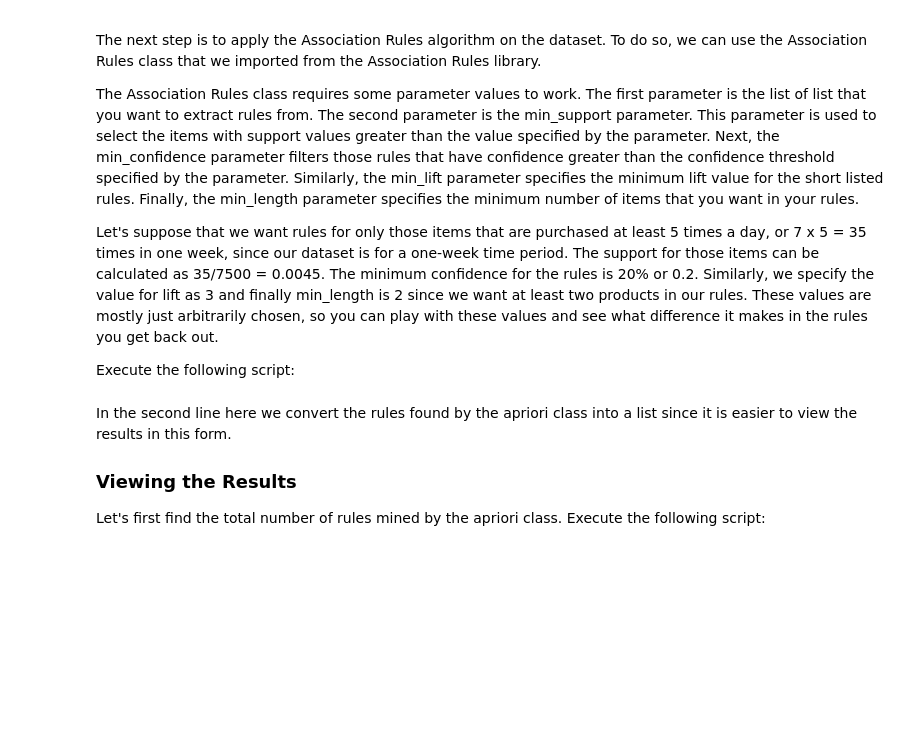
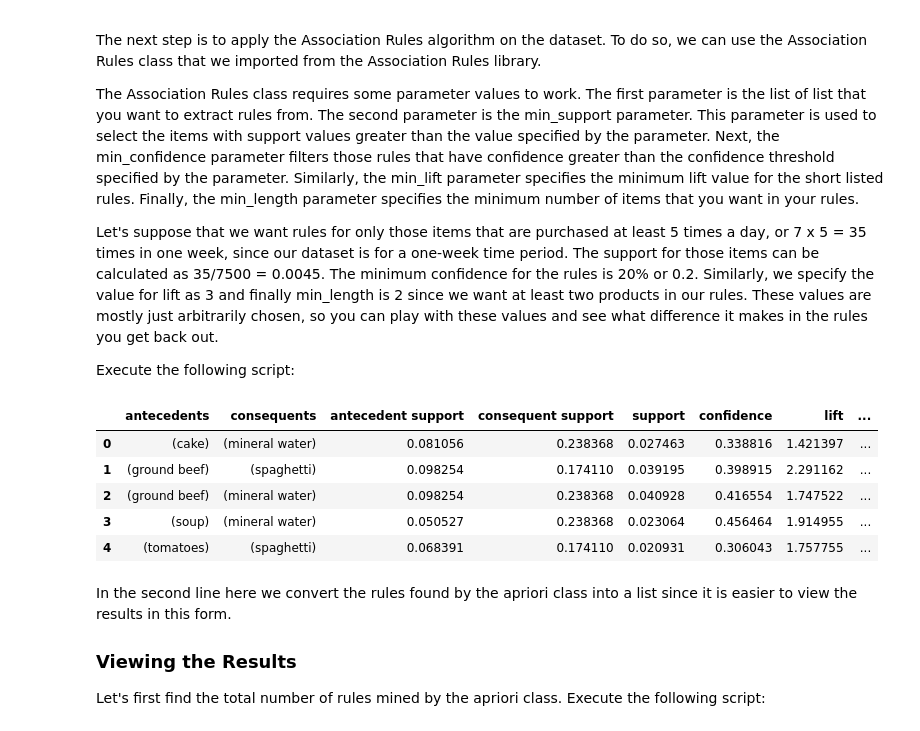
Before and after one commit to Wamuza1/Market_Basket_Analysis, a Jupyter notebook: Python_Code/Apriori - Python/4 - Association Rules - Apriori.ipynb, the cells around one changed output. Cells and saved outputs as stored; diff of their text form; code cells hidden in the pictures; blank space fills up the shorter version.

```diff
--- a/Python_Code/Apriori - Python/4 - Association Rules - Apriori.ipynb
+++ b/Python_Code/Apriori - Python/4 - Association Rules - Apriori.ipynb
@@ -127,5 +250,14 @@ Execute the following script:
 # %%
 # Metric can be set to confidence, lift, support, leverage and conviction.
 
-rules = association_rules(freq_items, metric="confidence", min_threshold=0.3)
+rules = association_rules(freq_items,
+                          metric="confidence",
+                          min_threshold=0.3)
 rules.head()
+# %% [output]
+|  | antecedents | consequents | antecedent support | consequent support | support | confidence | lift | ... |
+| 0 | (cake) | (mineral water) | 0.081056 | 0.238368 | 0.027463 | 0.338816 | 1.421397 | ... |
+| 1 | (ground beef) | (spaghetti) | 0.098254 | 0.174110 | 0.039195 | 0.398915 | 2.291162 | ... |
+| 2 | (ground beef) | (mineral water) | 0.098254 | 0.238368 | 0.040928 | 0.416554 | 1.747522 | ... |
+| 3 | (soup) | (mineral water) | 0.050527 | 0.238368 | 0.023064 | 0.456464 | 1.914955 | ... |
+| 4 | (tomatoes) | (spaghetti) | 0.068391 | 0.174110 | 0.020931 | 0.306043 | 1.757755 | ... |
```
Also changed, not shown: parts of 27 cells of this notebook.
